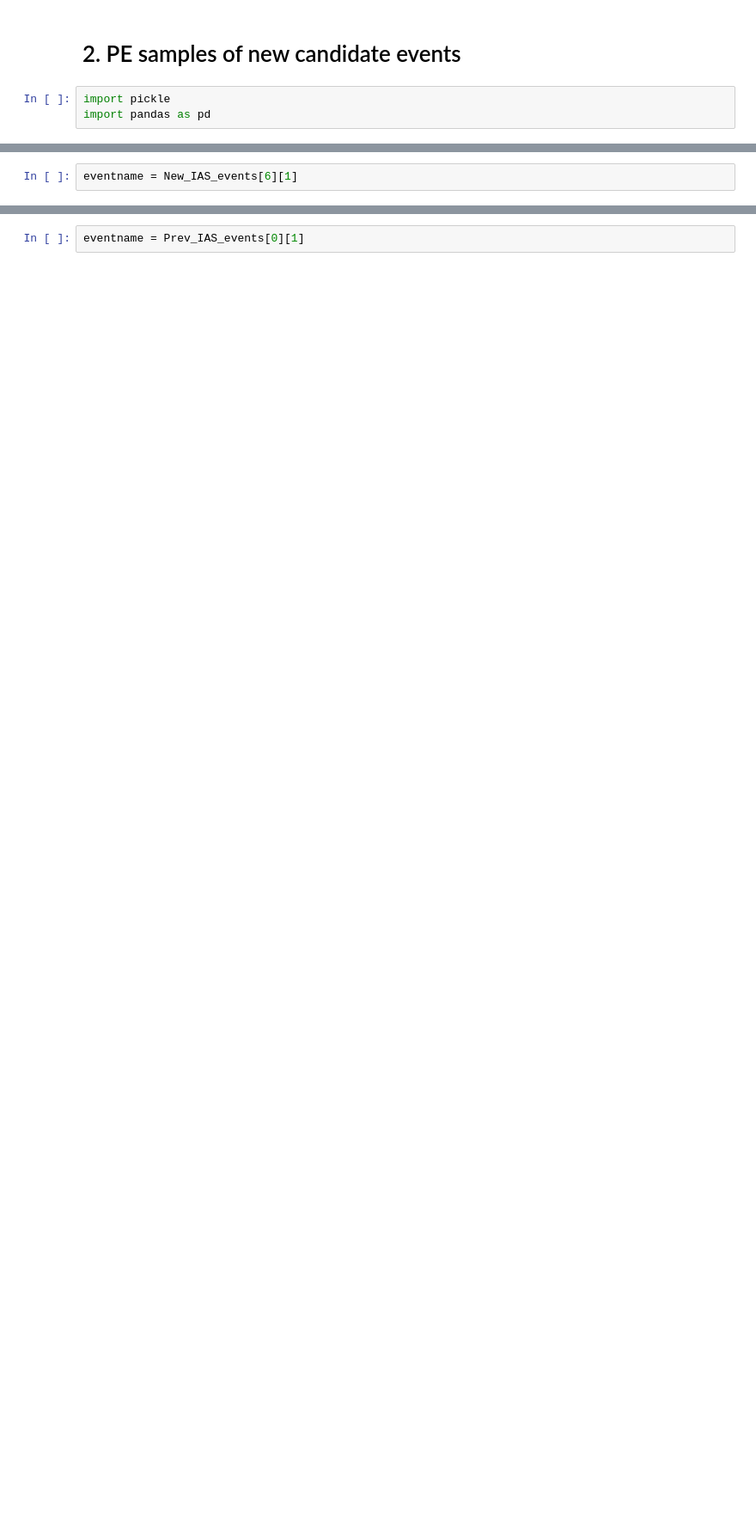
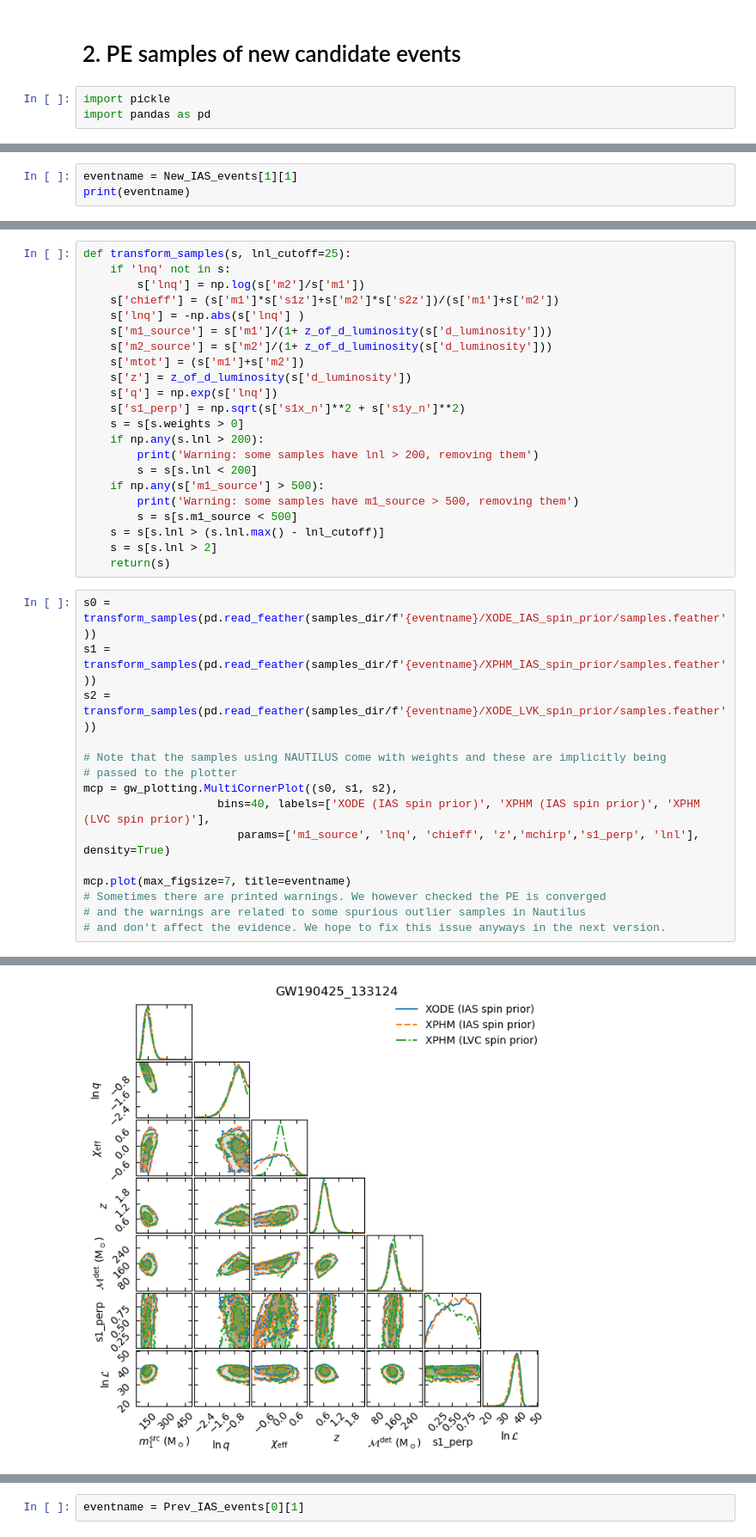
Before and after one commit to JayWadekar/GW_higher_harmonics_search, a Jupyter notebook: New_Events_arXiv_2312.06631/Reading_data.ipynb, the cells around one changed output, grey strips where cells are left out. Shown at 86% size. Saved outputs shown, nothing was run; the diff lists cells and outputs as text; blank space fills up the shorter version.

```diff
--- a/New_Events_arXiv_2312.06631/Reading_data.ipynb
+++ b/New_Events_arXiv_2312.06631/Reading_data.ipynb
@@ -178,2 +155,3 @@ samples_dir = Path('/data/jayw/IAS/GW/Data/HM_O3a_search/PE_samples')
 # %%
-eventname = New_IAS_events[6][1]
+eventname = New_IAS_events[1][1]
+print(eventname)
@@ -206,0 +160,38 @@ mcp.plot(max_figsize=7, title=eventname)
+# %%
+def transform_samples(s, lnl_cutoff=25):
+    if 'lnq' not in s:
+        s['lnq'] = np.log(s['m2']/s['m1'])
+    s['chieff'] = (s['m1']*s['s1z']+s['m2']*s['s2z'])/(s['m1']+s['m2'])
+    s['lnq'] = -np.abs(s['lnq'] )
+    s['m1_source'] = s['m1']/(1+ z_of_d_luminosity(s['d_luminosity']))
+    s['m2_source'] = s['m2']/(1+ z_of_d_luminosity(s['d_luminosity']))
+    s['mtot'] = (s['m1']+s['m2'])
+    s['z'] = z_of_d_luminosity(s['d_luminosity'])
+    s['q'] = np.exp(s['lnq'])
+    s['s1_perp'] = np.sqrt(s['s1x_n']**2 + s['s1y_n']**2)
+    s = s[s.weights > 0]
+    if np.any(s.lnl > 200):
+        print('Warning: some samples have lnl > 200, removing them')
+        s = s[s.lnl < 200]
+    if np.any(s['m1_source'] > 500):
+        print('Warning: some samples have m1_source > 500, removing them')
+        s = s[s.m1_source < 500]
+    s = s[s.lnl > (s.lnl.max() - lnl_cutoff)]
+    s = s[s.lnl > 2]
+    return(s)
+# %%
+s0 = transform_samples(pd.read_feather(samples_dir/f'{eventname}/XODE_IAS_spin_prior/samples.feather'))
+s1 = transform_samples(pd.read_feather(samples_dir/f'{eventname}/XPHM_IAS_spin_prior/samples.feather'))
+s2 = transform_samples(pd.read_feather(samples_dir/f'{eventname}/XODE_LVK_spin_prior/samples.feather'))
+
+# Note that the samples using NAUTILUS come with weights and these are implicitly being
+# passed to the plotter
+mcp = gw_plotting.MultiCornerPlot((s0, s1, s2),
+                    bins=40, labels=['XODE (IAS spin prior)', 'XPHM (IAS spin prior)', 'XPHM (LVC spin prior)'],
+                       params=['m1_source', 'lnq', 'chieff', 'z','mchirp','s1_perp', 'lnl'], density=True)
+
+mcp.plot(max_figsize=7, title=eventname)
+# Sometimes there are printed warnings. We however checked the PE is converged
+# and the warnings are related to some spurious outlier samples in Nautilus
+# and don't affect the evidence. We hope to fix this issue anyways in the next version.
+# %% [output]
@@ -207,3 +201,4 @@ mcp.plot(max_figsize=7, title=eventname)
+[figure, added]
 # %%
 # List of previously detected IAS events in Table 2
 
```
Also changed, not shown: parts of 25 cells of this notebook, 2 other files.
